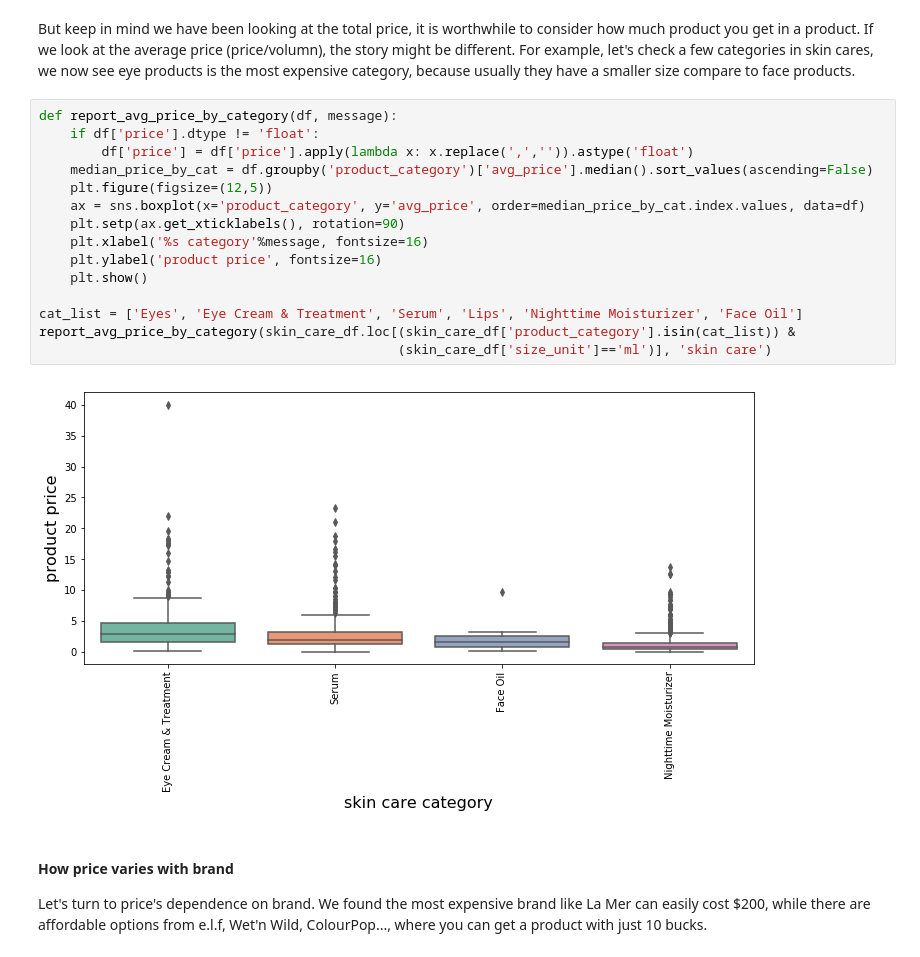
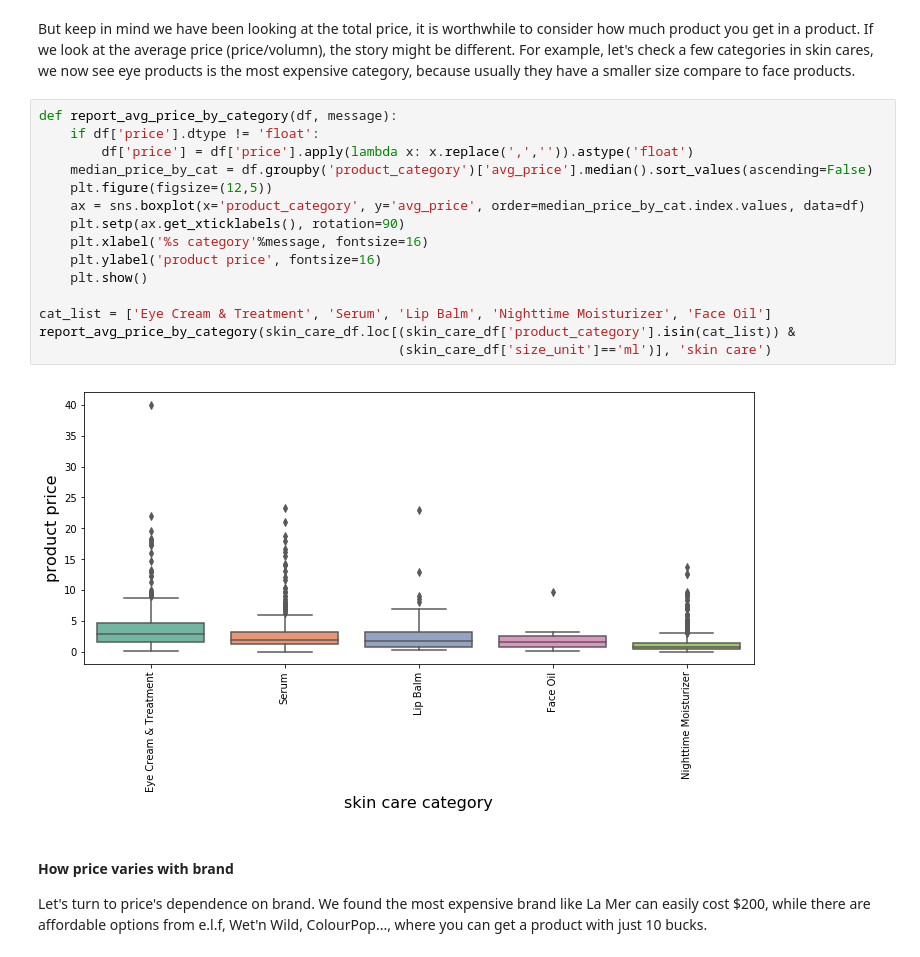
Before and after one commit to NoxMoon/inside_beauty, a Jupyter notebook: eda/exploratory_data_analysis.ipynb, the cells around one changed output. Saved outputs shown, nothing was run; the diff lists cells and outputs as text.

```diff
--- a/eda/exploratory_data_analysis.ipynb
+++ b/eda/exploratory_data_analysis.ipynb
@@ -223,20 +221,20 @@ But keep in mind we have been looking at the total price, it is worthwhile to co
 # %%
 def report_avg_price_by_category(df, message):
     if df['price'].dtype != 'float':
         df['price'] = df['price'].apply(lambda x: x.replace(',','')).astype('float')
     median_price_by_cat = df.groupby('product_category')['avg_price'].median().sort_values(ascending=False)
     plt.figure(figsize=(12,5))
     ax = sns.boxplot(x='product_category', y='avg_price', order=median_price_by_cat.index.values, data=df)
     plt.setp(ax.get_xticklabels(), rotation=90)
     plt.xlabel('%s category'%message, fontsize=16)
     plt.ylabel('product price', fontsize=16)
     plt.show()
 
-cat_list = ['Eyes', 'Eye Cream & Treatment', 'Serum', 'Lips', 'Nighttime Moisturizer', 'Face Oil']
+cat_list = ['Eye Cream & Treatment', 'Serum', 'Lip Balm', 'Nighttime Moisturizer', 'Face Oil']
 report_avg_price_by_category(skin_care_df.loc[(skin_care_df['product_category'].isin(cat_list)) &
                                               (skin_care_df['size_unit']=='ml')], 'skin care')
 # %% [output]
-[figure, old version]
+[figure, new version]
 # %% [markdown]
 #### How price varies with brand
 
```
Also changed, not shown: parts of 21 cells of this notebook, 6 other files.
